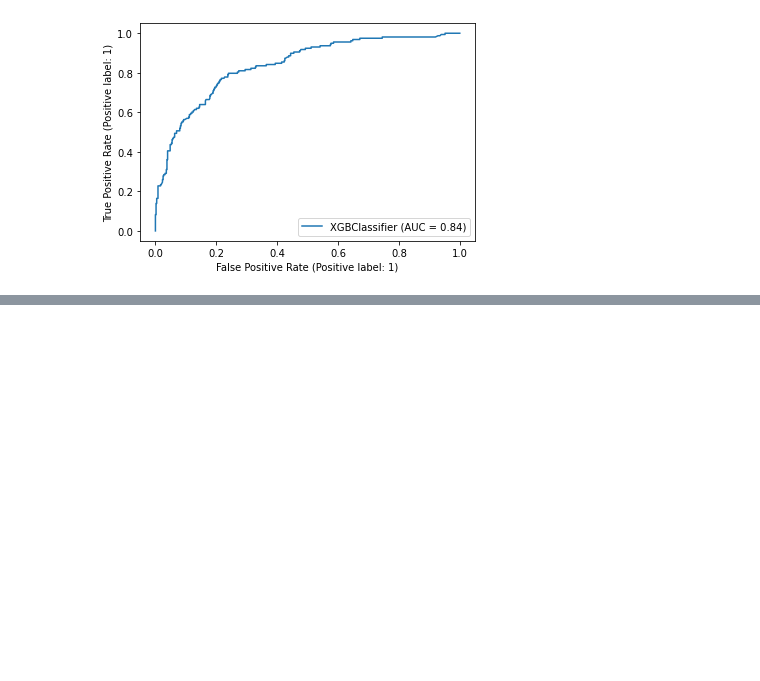
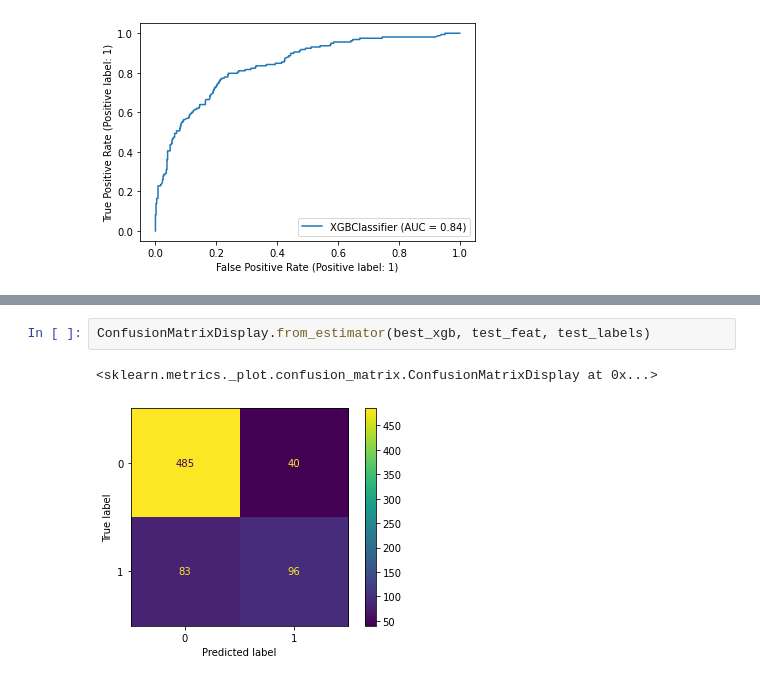
Before and after one commit to RajatShah03/telecom-customer-churn-analysis, a Jupyter notebook: prediction-xgb.ipynb, the cells around one changed output, grey strips where cells are left out. Cells and saved outputs as stored; diff of their text form; blank space fills up the shorter version.

```diff
--- a/prediction-xgb.ipynb
+++ b/prediction-xgb.ipynb
@@ -164,0 +188,5 @@ RocCurveDisplay.from_estimator(best_xgb, val_feat, val_labels)
+# %%
+ConfusionMatrixDisplay.from_estimator(best_xgb, test_feat, test_labels)
+# %% [output]
+<sklearn.metrics._plot.confusion_matrix.ConfusionMatrixDisplay at 0x...>
+[figure, added]
```
Also changed, not shown: parts of 6 cells of this notebook, 1 other file.
